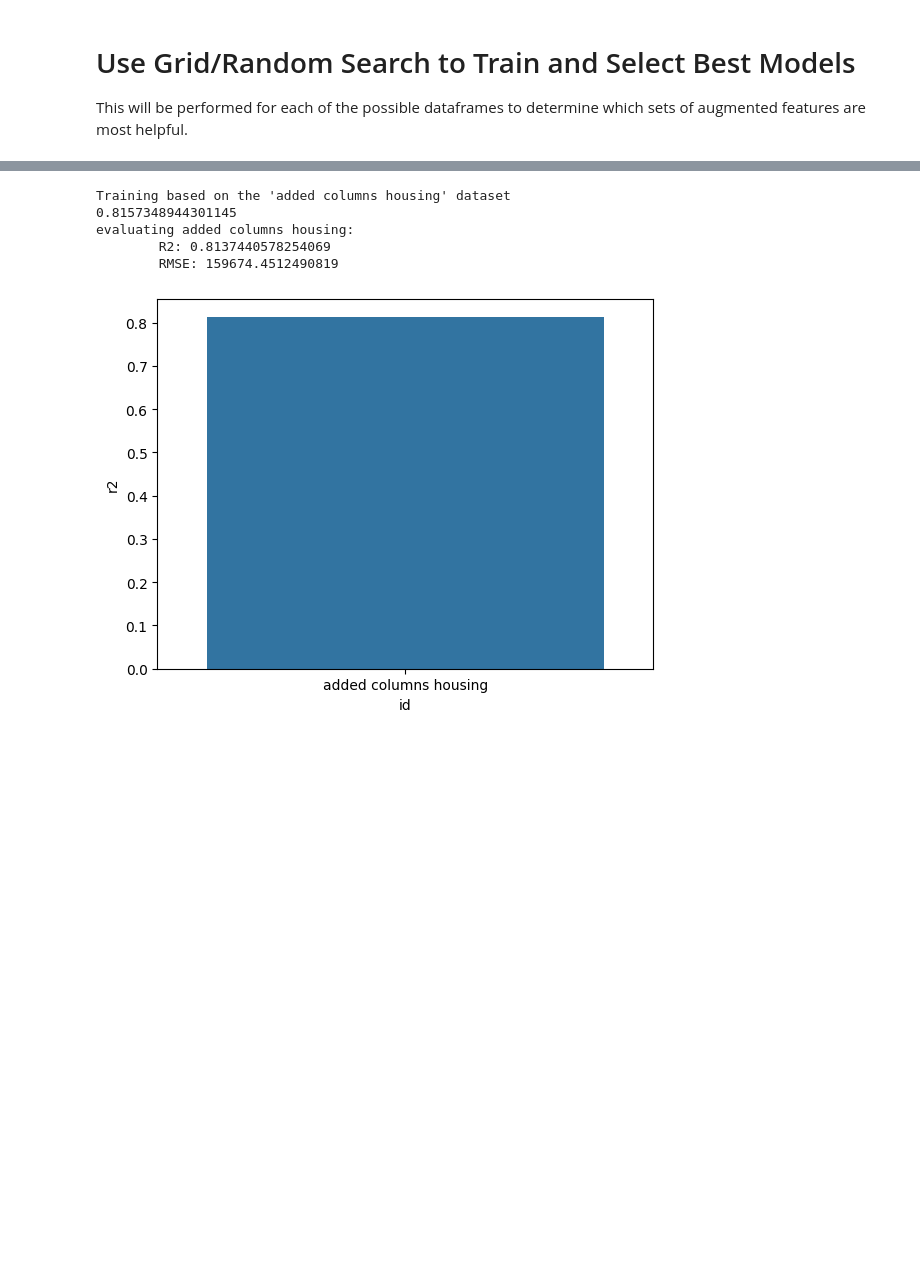
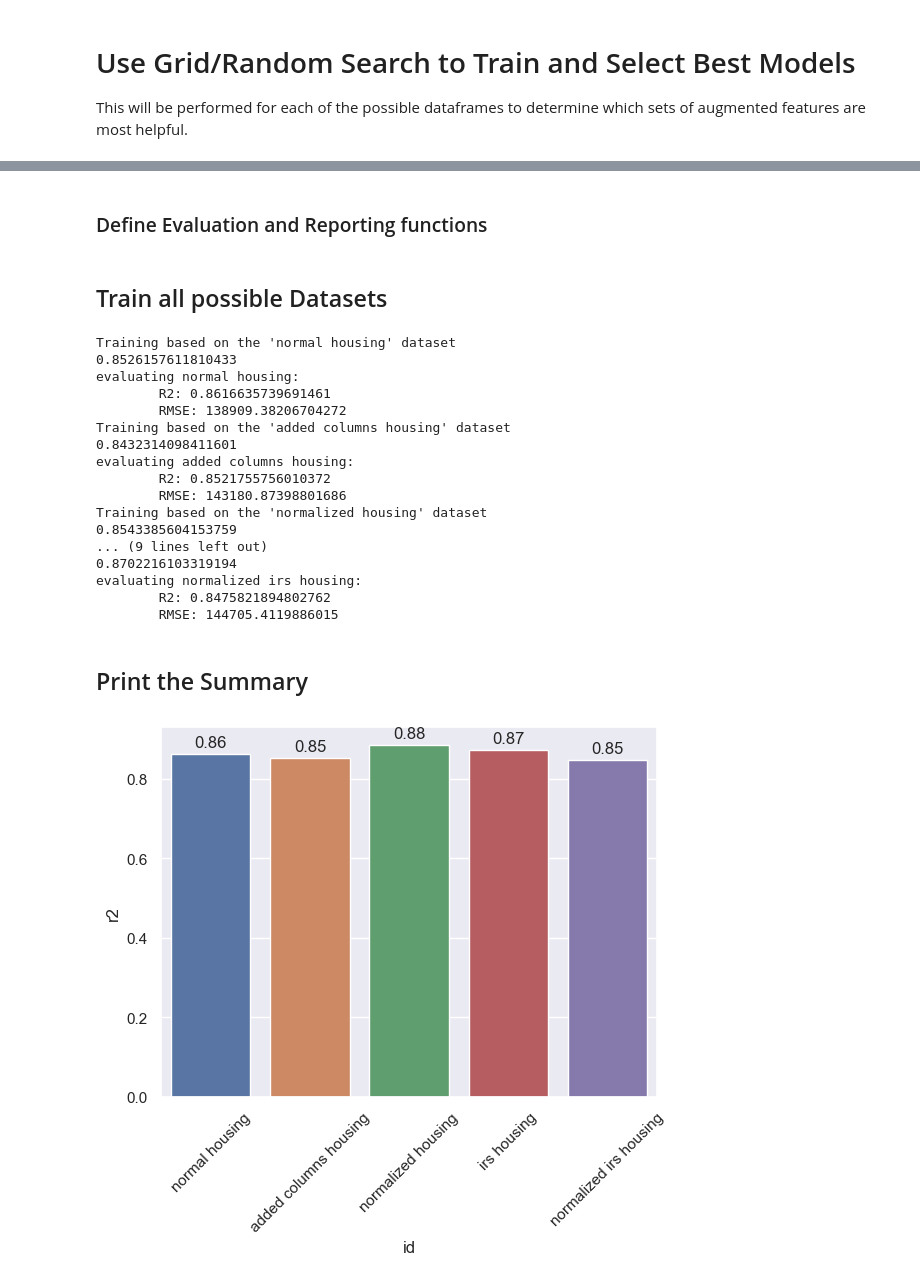
Before and after one commit to jjossie/jberds-housing, a Jupyter notebook: housing.ipynb, the cells around one changed output, grey strips where cells are left out. Saved outputs shown, nothing was run; the diff lists cells and outputs as text; code cells hidden in the pictures; blank space fills up the shorter version.

Commit message:
improve reporting visualization

```diff
--- a/housing.ipynb
+++ b/housing.ipynb
@@ -189,5 +218,34 @@ dataframes = {
+# %% [markdown]
+### Define Evaluation and Reporting functions
+# %%
+def evaluate(model_id, y_test, y_pred):
+    r2 = r2_score(y_test, y_pred)
+    rmse = mean_squared_error(y_test, y_pred, squared=False)
+
+    print(f"evaluating {model_id}: \n\tR2: {r2}\n\tRMSE: {rmse}")
+
+    results.loc[len(results)] = [model_id, SplitType.TEST, r2, rmse]
+
+def report(model_set):
+
+    plt = sns.barplot(
+        data=results,
+        x="id",
+        y="r2",
+    )
+
+    pyplot.xticks(rotation=45)
+
+    # Add values to the top of each bar
+    for index, row in results.iterrows():
+        plt.annotate(round(row['r2'], 2),  # Value to display
+                     xy=(row.name, row['r2']),  # Position of the value
+                     xytext=(0, 5),  # Offset text position (optional)
+                     textcoords='offset points',  # Offset type (optional)
+                     ha='center')  # Horizontal alignment of the value
+# %% [markdown]
+## Train all possible Datasets
 # %%
-from evaluation import EvaluationSet, SplitType
 from sklearn.model_selection import RandomizedSearchCV, train_test_split
 from xgboost import XGBRegressor
 
@@ -199,9 +257,6 @@ param_grid = {
 
 columns_to_drop = ['price', 'date', 'id']
 
-# Custom object Joel created for accumulating different results
-evaluation_set = EvaluationSet()
-
 for name, dataframe in dataframes.items():
     print(f"Training based on the '{name}' dataset")
 
@@ -210,7 +265,7 @@ for name, dataframe in dataframes.items():
     X = dataframe.drop(columns_to_drop, axis=1)
 
     # Split into Train/Eval/Test datasets
-    X_train, X_test, y_train, y_test = train_test_split(X, y, test_size=0.8) # Only for quicker training
+    X_train, X_test, y_train, y_test = train_test_split(X, y, test_size=0.8) # Only for quicker training!!!
     # X_train, y_train, X_validate, y_validate = train_test_split(X_train, y_train, test_size=0.2)
     # X_train, y_train, X_test, y_test = train_test_split(X, y, test_size=0.2)
 
@@ -226,13 +281,31 @@ for name, dataframe in dataframes.items():
     # Generate predictions for the test (or evaluate?) dataset
     y_pred = best_model.predict(X_test)
 
-    evaluation_set.evaluate(name, SplitType.TEST, y_test, y_pred)
-
-evaluation_set.report()
+    # Record the results
+    evaluate(name, y_test, y_pred)
+    cross_validators[name] = random_search
+    models[name] = best_model
 # %% [output]
+Training based on the 'normal housing' dataset
+0.8526157611810433
+evaluating normal housing:
+        R2: 0.8616635739691461
+        RMSE: 138909.38206704272
 Training based on the 'added columns housing' dataset
-0.8157348944301145
+0.8432314098411601
 evaluating added columns housing:
-        R2: 0.8137440578254069
-        RMSE: 159674.4512490819
+        R2: 0.8521755756010372
+        RMSE: 143180.87398801686
+Training based on the 'normalized housing' dataset
+0.8543385604153759
+... (9 lines left out)
+0.8702216103319194
+evaluating normalized irs housing:
+        R2: 0.8475821894802762
+        RMSE: 144705.4119886015
-[figure, removed]
+# %% [markdown]
+## Print the Summary
+# %%
+report(results)
+# %% [output]
+[figure, added]
```
Also changed, not shown: parts of 2 cells of this notebook.
